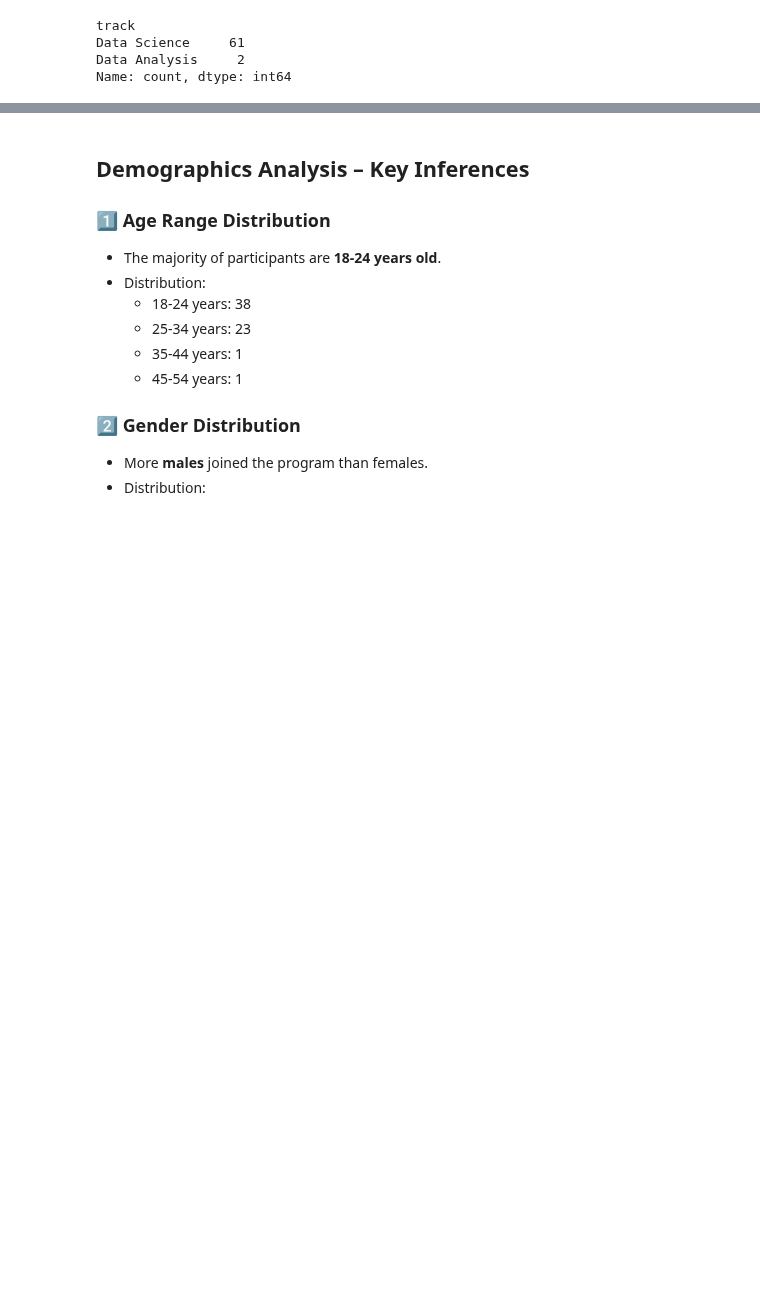
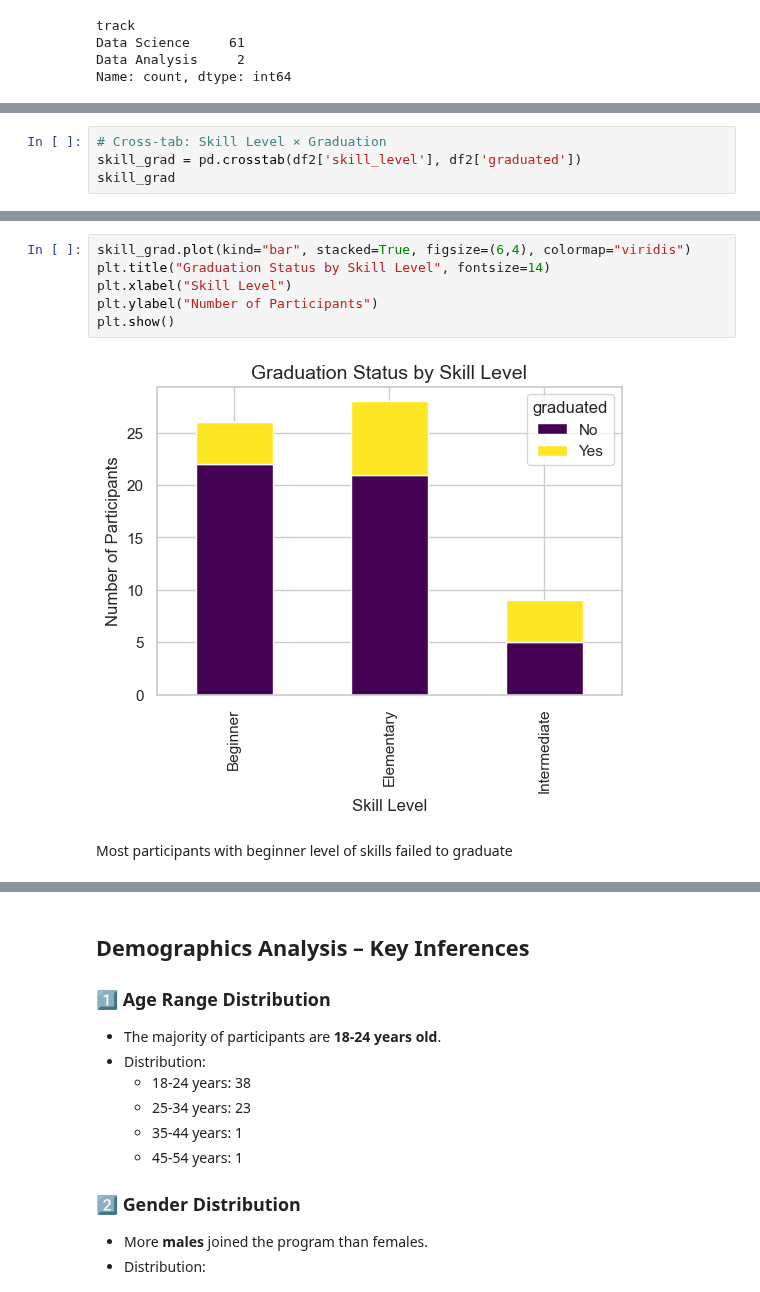
Before and after one commit to J-Kimani/DS, a Jupyter notebook: Projects/Data Proficiency Project/Data Proficiency Project.ipynb, the cells around one changed output, grey strips where cells are left out. Drawn from its saved outputs; the diff is of its cells as text; blank space fills up the shorter version.

```diff
--- a/Projects/Data Proficiency Project/Data Proficiency Project.ipynb
+++ b/Projects/Data Proficiency Project/Data Proficiency Project.ipynb
@@ -816,0 +840,4 @@ Majority of the applicants applied to the data science track with 61 and 2 in da
+# %%
+# Cross-tab: Skill Level × Graduation
+skill_grad = pd.crosstab(df2['skill_level'], df2['graduated'])
+skill_grad
@@ -816,0 +850,10 @@ Majority of the applicants applied to the data science track with 61 and 2 in da
+# %%
+skill_grad.plot(kind="bar", stacked=True, figsize=(6,4), colormap="viridis")
+plt.title("Graduation Status by Skill Level", fontsize=14)
+plt.xlabel("Skill Level")
+plt.ylabel("Number of Participants")
+plt.show()
+# %% [output]
+[figure, added]
+# %% [markdown]
+Most participants with beginner level of skills failed to graduate
```
Also changed, not shown: parts of 27 cells of this notebook, 1 other file.
